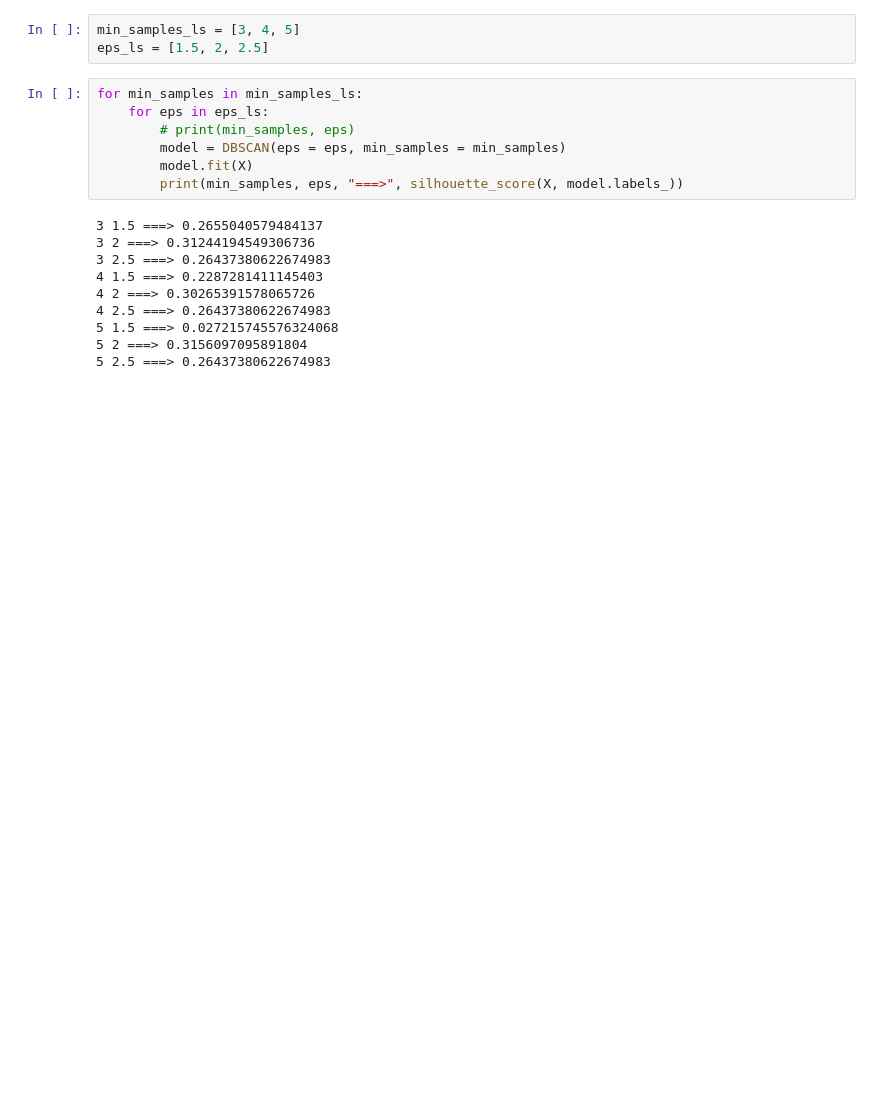
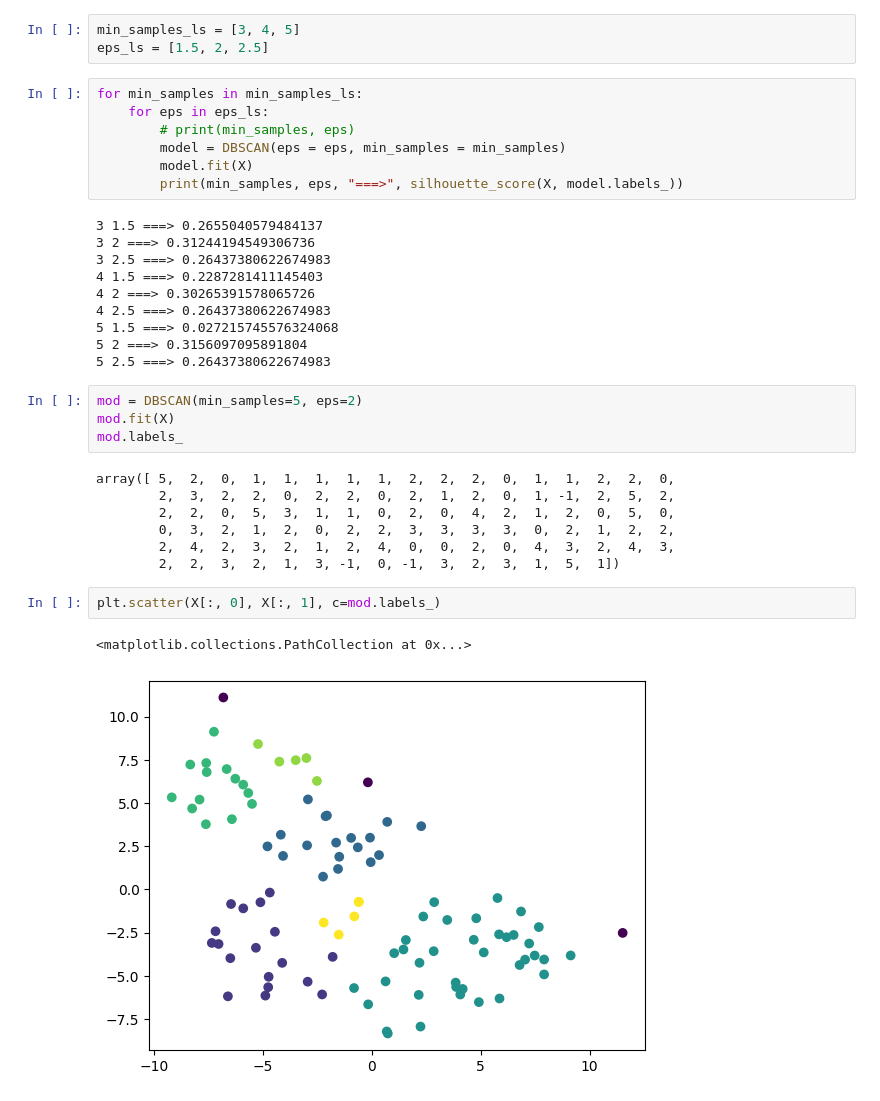
Before and after one commit to syedmahmoodiagents/gct, a Jupyter notebook: 26July/DBScan.ipynb, the cells around one changed output. Saved outputs shown, nothing was run; the diff lists cells and outputs as text; blank space fills up the shorter version.

```diff
--- a/26July/DBScan.ipynb
+++ b/26July/DBScan.ipynb
@@ -38,3 +38,19 @@ for min_samples in min_samples_ls:
 5 1.5 ===> 0.027215745576324068
 5 2 ===> 0.3156097095891804
 5 2.5 ===> 0.26437380622674983
+# %%
+mod = DBSCAN(min_samples=5, eps=2)
+mod.fit(X)
+mod.labels_
+# %% [output]
+array([ 5,  2,  0,  1,  1,  1,  1,  1,  2,  2,  2,  0,  1,  1,  2,  2,  0,
+        2,  3,  2,  2,  0,  2,  2,  0,  2,  1,  2,  0,  1, -1,  2,  5,  2,
+        2,  2,  0,  5,  3,  1,  1,  0,  2,  0,  4,  2,  1,  2,  0,  5,  0,
+        0,  3,  2,  1,  2,  0,  2,  2,  3,  3,  3,  3,  0,  2,  1,  2,  2,
+        2,  4,  2,  3,  2,  1,  2,  4,  0,  0,  2,  0,  4,  3,  2,  4,  3,
+        2,  2,  3,  2,  1,  3, -1,  0, -1,  3,  2,  3,  1,  5,  1])
+# %%
+plt.scatter(X[:, 0], X[:, 1], c=mod.labels_)
+# %% [output]
+<matplotlib.collections.PathCollection at 0x...>
+[figure, added]
```
Also changed, not shown: parts of 2 cells of this notebook.
